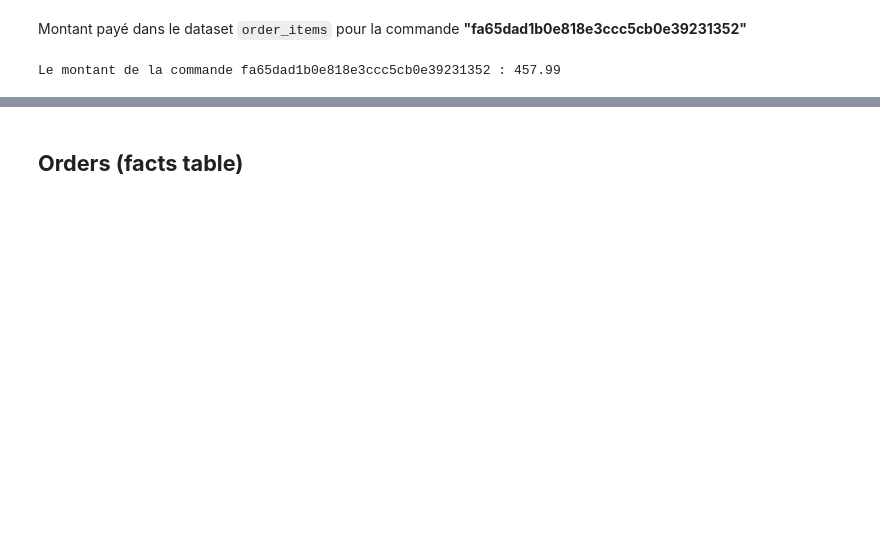
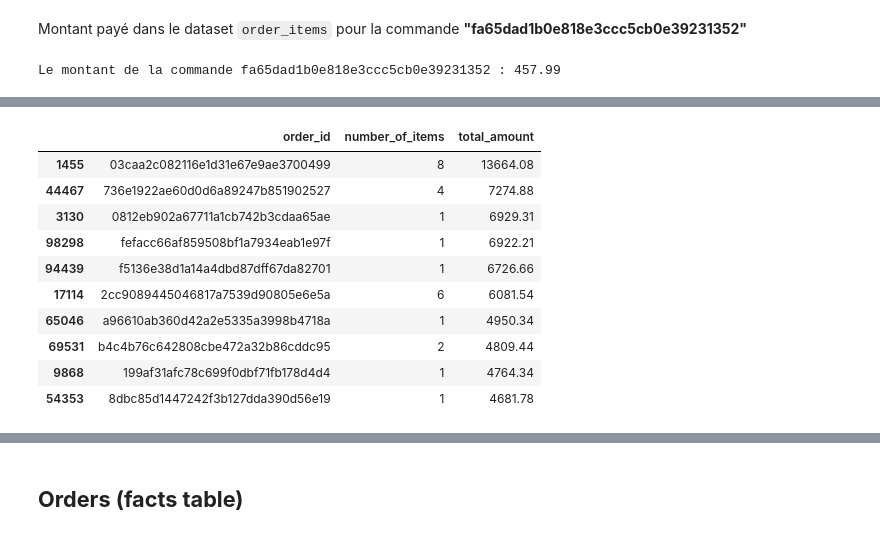
Before and after one commit to donat-konan33/olist-ecommerce-client-clustering, a Jupyter notebook: notebooks/eda.ipynb, the cells around one changed output, grey strips where cells are left out. Drawn from its saved outputs; the diff is of its cells as text; code cells hidden in the pictures; blank space fills up the shorter version.

```diff
--- a/notebooks/eda.ipynb
+++ b/notebooks/eda.ipynb
@@ -365,0 +483,14 @@ Le montant de la commande fa65dad1b0e818e3ccc5cb0e39231352 : 457.99
+# %%
+monetary_df.sort_values(by=["total_amount", "number_of_items"], ascending=[False, False]).head(10)
+# %% [output]
+|  | order_id | number_of_items | total_amount |
+| 1455 | 03caa2c082116e1d31e67e9ae3700499 | 8 | 13664.08 |
+| 44467 | 736e1922ae60d0d6a89247b851902527 | 4 | 7274.88 |
+| 3130 | 0812eb902a67711a1cb742b3cdaa65ae | 1 | 6929.31 |
+| 98298 | fefacc66af859508bf1a7934eab1e97f | 1 | 6922.21 |
+| 94439 | f5136e38d1a14a4dbd87dff67da82701 | 1 | 6726.66 |
+| 17114 | 2cc9089445046817a7539d90805e6e5a | 6 | 6081.54 |
+| 65046 | a96610ab360d42a2e5335a3998b4718a | 1 | 4950.34 |
+| 69531 | b4c4b76c642808cbe472a32b86cddc95 | 2 | 4809.44 |
+| 9868 | 199af31afc78c699f0dbf71fb178d4d4 | 1 | 4764.34 |
+| 54353 | 8dbc85d1447242f3b127dda390d56e19 | 1 | 4681.78 |
```
Also changed, not shown: parts of 27 cells of this notebook, 3 other files.
